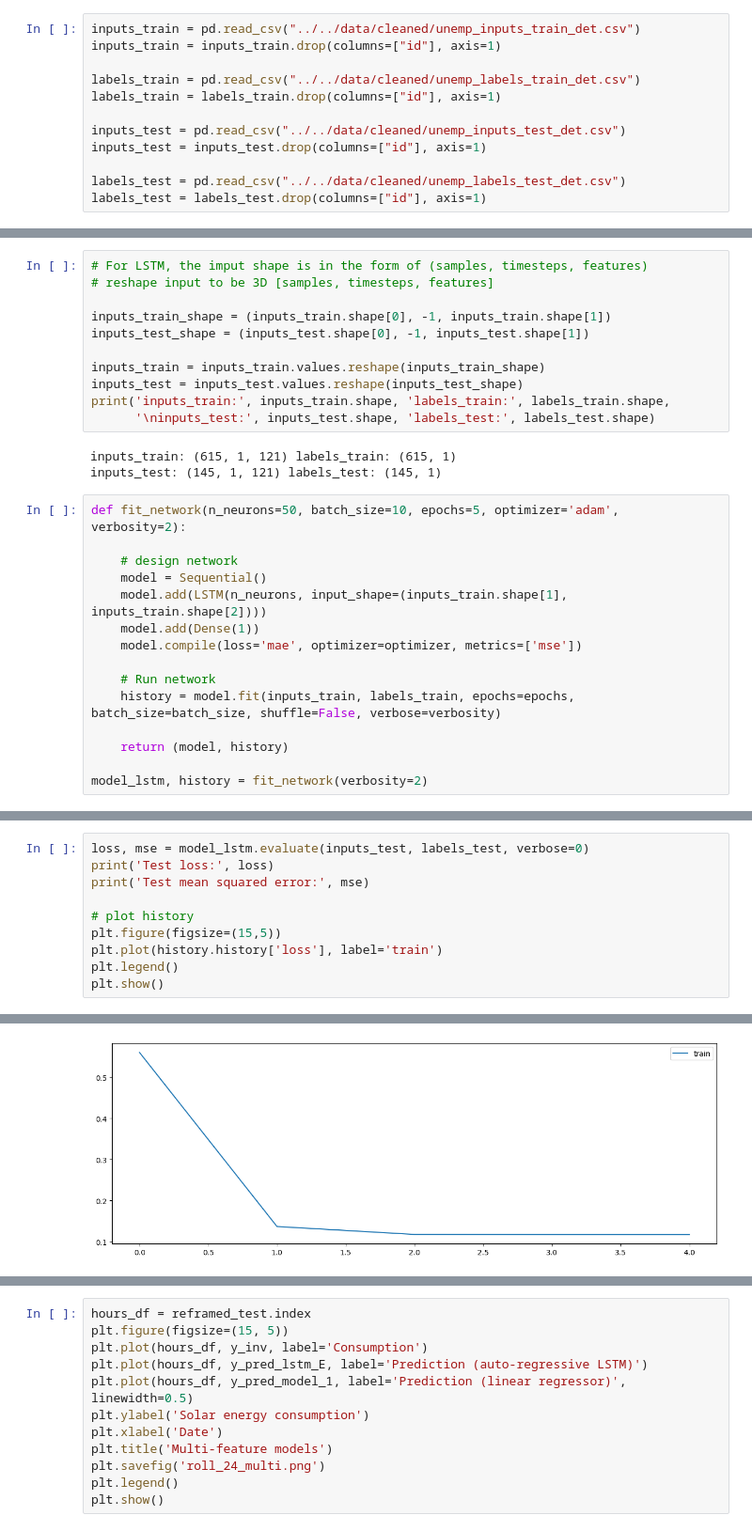
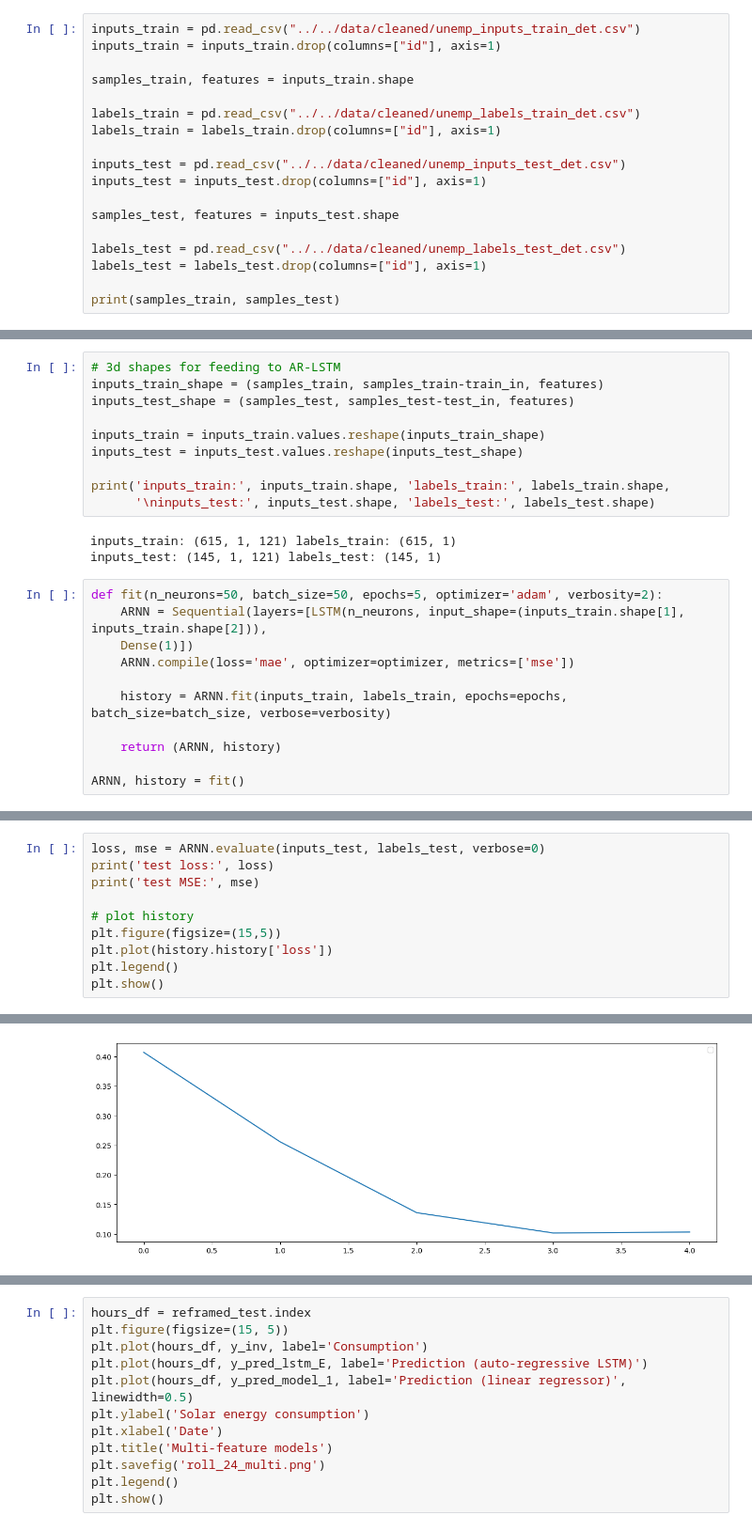
Before and after one commit to JayRPhilbrick/dl-economy-jayandshivani, a Jupyter notebook: code/predictors/arrn.ipynb, the cells around one changed output, grey strips where cells are left out. Shown: that part at 94% size. Saved outputs shown, nothing was run; the diff lists cells and outputs as text.

```diff
--- a/code/predictors/arrn.ipynb
+++ b/code/predictors/arrn.ipynb
@@ -21,6 +12,8 @@ mpl.rcParams['axes.grid'] = False
 # %%
 inputs_train = pd.read_csv("../../data/cleaned/unemp_inputs_train_det.csv")
 inputs_train = inputs_train.drop(columns=["id"], axis=1)
+
+samples_train, features = inputs_train.shape
 
 labels_train = pd.read_csv("../../data/cleaned/unemp_labels_train_det.csv")
 labels_train = labels_train.drop(columns=["id"], axis=1)
@@ -28,5 +21,9 @@ labels_train = labels_train.drop(columns=["id"], axis=1)
 inputs_test = pd.read_csv("../../data/cleaned/unemp_inputs_test_det.csv")
 inputs_test = inputs_test.drop(columns=["id"], axis=1)
 
+samples_test, features = inputs_test.shape
+
 labels_test = pd.read_csv("../../data/cleaned/unemp_labels_test_det.csv")
 labels_test = labels_test.drop(columns=["id"], axis=1)
+
+print(samples_train, samples_test)
@@ -33,31 +82,26 @@ labels_test = labels_test.drop(columns=["id"], axis=1)
 # %%
-# For LSTM, the imput shape is in the form of (samples, timesteps, features)
-# reshape input to be 3D [samples, timesteps, features]
-
-inputs_train_shape = (inputs_train.shape[0], -1, inputs_train.shape[1])
-inputs_test_shape = (inputs_test.shape[0], -1, inputs_test.shape[1])
+# 3d shapes for feeding to AR-LSTM
+inputs_train_shape = (samples_train, samples_train-train_in, features)
+inputs_test_shape = (samples_test, samples_test-test_in, features)
 
 inputs_train = inputs_train.values.reshape(inputs_train_shape)
 inputs_test = inputs_test.values.reshape(inputs_test_shape)
+
 print('inputs_train:', inputs_train.shape, 'labels_train:', labels_train.shape,
       '\ninputs_test:', inputs_test.shape, 'labels_test:', labels_test.shape)
 # %% [output]
 inputs_train: (615, 1, 121) labels_train: (615, 1)
 inputs_test: (145, 1, 121) labels_test: (145, 1)
 # %%
-def fit_network(n_neurons=50, batch_size=10, epochs=5, optimizer='adam', verbosity=2):
+def fit(n_neurons=50, batch_size=50, epochs=5, optimizer='adam', verbosity=2):
+    ARNN = Sequential(layers=[LSTM(n_neurons, input_shape=(inputs_train.shape[1], inputs_train.shape[2])),
+    Dense(1)])
+    ARNN.compile(loss='mae', optimizer=optimizer, metrics=['mse'])
 
-    # design network
-    model = Sequential()
-    model.add(LSTM(n_neurons, input_shape=(inputs_train.shape[1], inputs_train.shape[2])))
-    model.add(Dense(1))
-    model.compile(loss='mae', optimizer=optimizer, metrics=['mse'])
+    history = ARNN.fit(inputs_train, labels_train, epochs=epochs, batch_size=batch_size, verbose=verbosity)
 
-    # Run network
-    history = model.fit(inputs_train, labels_train, epochs=epochs, batch_size=batch_size, shuffle=False, verbose=verbosity)
+    return (ARNN, history)
 
-    return (model, history)
-
-model_lstm, history = fit_network(verbosity=2)
+ARNN, history = fit()
 # %% [output]
 Epoch 1/5
@@ -73,11 +117,11 @@ Epoch 5/5
 # %%
-loss, mse = model_lstm.evaluate(inputs_test, labels_test, verbose=0)
-print('Test loss:', loss)
-print('Test mean squared error:', mse)
+loss, mse = ARNN.evaluate(inputs_test, labels_test, verbose=0)
+print('test loss:', loss)
+print('test MSE:', mse)
 
 # plot history
 plt.figure(figsize=(15,5))
-plt.plot(history.history['loss'], label='train')
+plt.plot(history.history['loss'])
 plt.legend()
 plt.show()
 # %% [output]
@@ -86,4 +131,4 @@ Test mean squared error: 0.04158203676342964
-[figure, old version]
+[figure, new version]
 # %%
 y_pred_out = model_lstm.predict(inputs_train)
 
```
Also changed, not shown: parts of 7 cells of this notebook, 3 other files.
